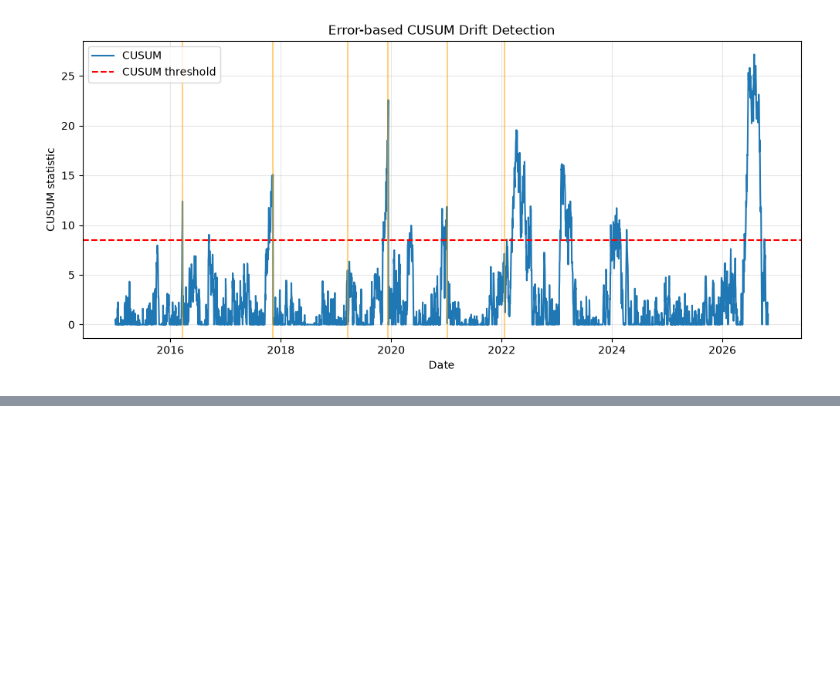
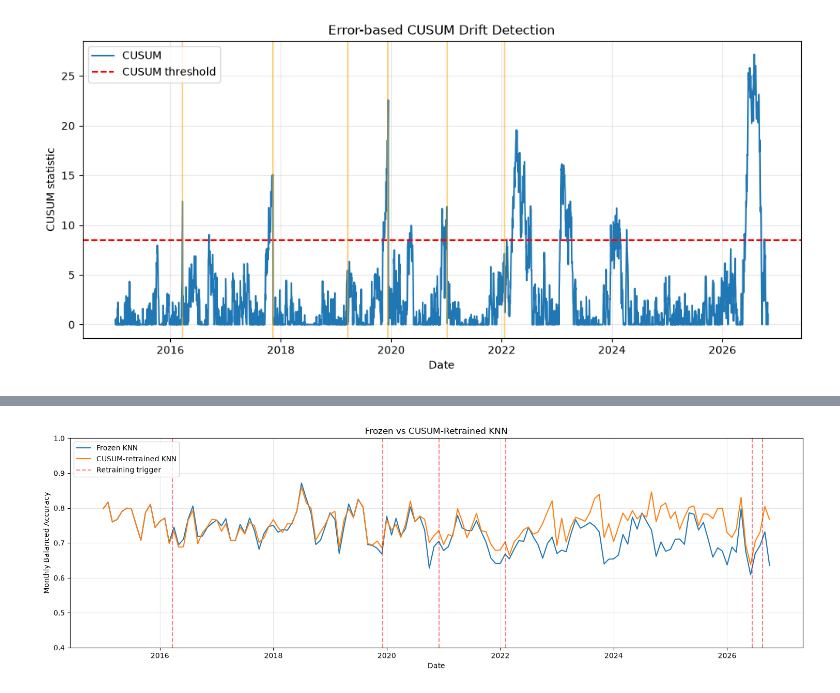
Before and after one commit to zyuraa/COMP9417MLPROJECT, a Jupyter notebook: starter_notebook.ipynb, the cells around one changed output, grey strips where cells are left out. Drawn from its saved outputs; the diff is of its cells as text; code cells hidden in the pictures; blank space fills up the shorter version.

```diff
--- a/starter_notebook.ipynb
+++ b/starter_notebook.ipynb
@@ -809,0 +917,92 @@ plt.show()
+# %%
+import pandas as pd
+import matplotlib.pyplot as plt
+from pathlib import Path
+from sklearn.metrics import balanced_accuracy_score
+
+# Change this if your notebook runs from the repository root
+CLASS_DIR = Path("classification") if Path("classification").exists() else Path(".")
+
+# Load predictions
+frozen = pd.read_parquet(
+    CLASS_DIR / "predictions" / "knn.parquet"
+)
+
+adaptive = pd.read_parquet(
+    CLASS_DIR / "predictions" / "knn_error_cusum.parquet"
+)
+
+# Load retraining alarm dates
+alarms = pd.read_csv(
+    CLASS_DIR / "stage2" / "alarms" / "knn_error_cusum_alarms.csv",
+    parse_dates=["date"]
+)
+
+# Monthly balanced accuracy
+def monthly_ba(df):
+    df = df.copy()
+
+    # Convert timestamps to market days
+    df["day"] = (
+        pd.to_datetime(df.index) - pd.Timedelta(minutes=30)
+    ).normalize()
+
+    # Only evaluate 2015 onwards
+    df = df[df["day"] >= "2015-01-01"]
+
+    results = []
+
+    for month, group in df.groupby(df["day"].dt.to_period("M")):
+        ba = balanced_accuracy_score(
+            group["y_true"],
+            group["y_pred"]
+        )
+
+        results.append({
+            "month": month.to_timestamp(),
+            "balanced_accuracy": ba
+        })
+
+    return pd.DataFrame(results)
+
+frozen_ba = monthly_ba(frozen)
+adaptive_ba = monthly_ba(adaptive)
+
+# Plot
+fig, ax = plt.subplots(figsize=(15, 5))
+
+ax.plot(
+    frozen_ba["month"],
+    frozen_ba["balanced_accuracy"],
+    label="Frozen KNN",
+    linewidth=1.5
+)
+
+ax.plot(
+    adaptive_ba["month"],
+    adaptive_ba["balanced_accuracy"],
+    label="CUSUM-retrained KNN",
+    linewidth=1.5
+)
+
+# Mark retraining dates
+for i, date in enumerate(alarms["date"]):
+    ax.axvline(
+        date,
+        color="red",
+        linestyle="--",
+        alpha=0.5,
+        label="Retraining trigger" if i == 0 else None
+    )
+
+ax.set_title("Frozen vs CUSUM-Retrained KNN")
+ax.set_xlabel("Date")
+ax.set_ylabel("Monthly Balanced Accuracy")
+ax.set_ylim(0.4, 1.0)
+ax.grid(alpha=0.3)
+ax.legend()
+
+plt.tight_layout()
+plt.show()
+# %% [output]
+[figure, added]
```
Also changed, not shown: parts of 4 cells of this notebook, 51 other files.
